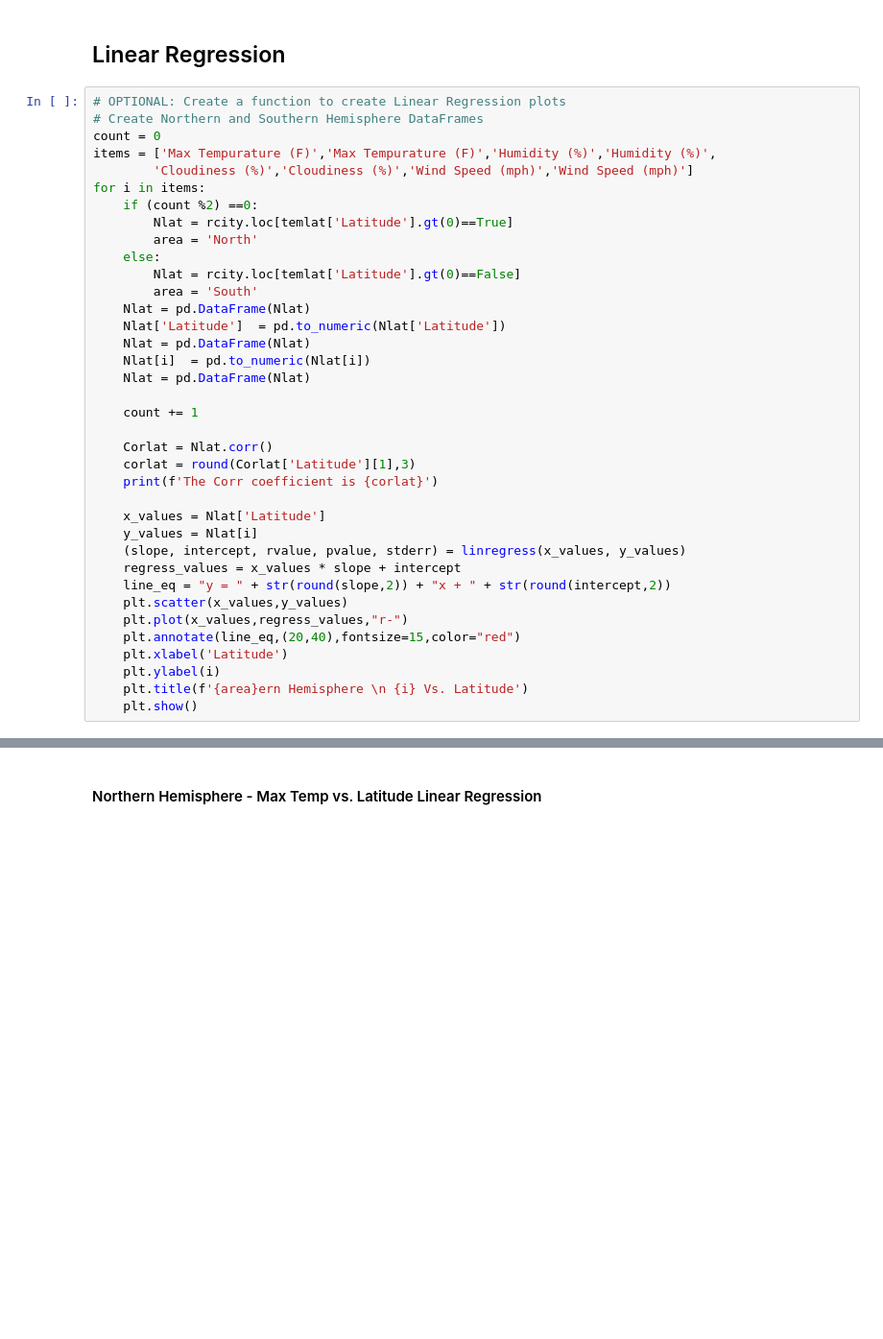
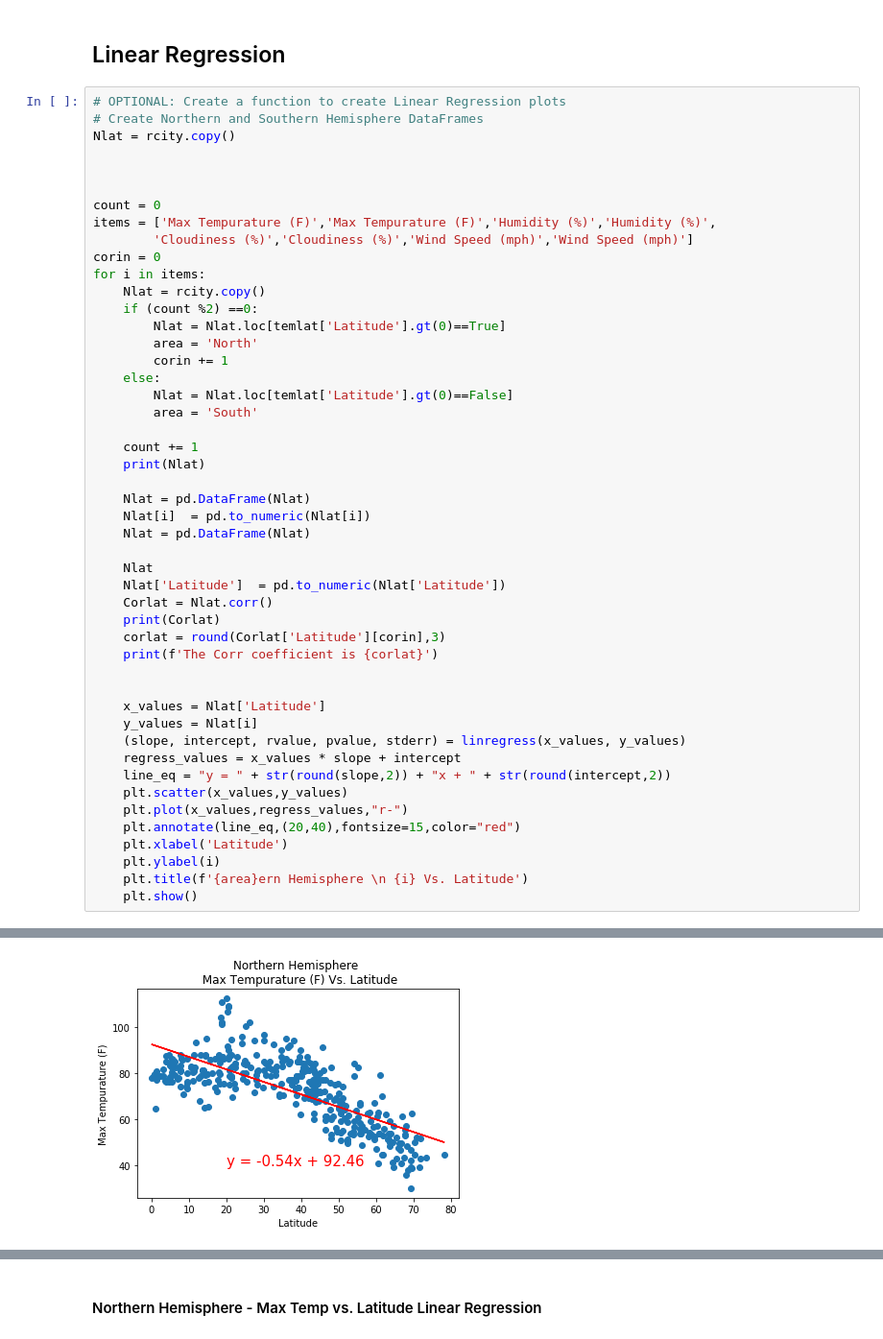
Before and after one commit to NGASHBAUGH/06-Python-API, a Jupyter notebook: Homework/starter_code/WeatherPy.ipynb, the cells around one changed output, grey strips where cells are left out. Shown at 96% size. Saved outputs shown, nothing was run; the diff lists cells and outputs as text; blank space fills up the shorter version.

```diff
--- a/Homework/starter_code/WeatherPy.ipynb
+++ b/Homework/starter_code/WeatherPy.ipynb
@@ -310,27 +301,38 @@ plt.show()
 # %%
 # OPTIONAL: Create a function to create Linear Regression plots
 # Create Northern and Southern Hemisphere DataFrames
+Nlat = rcity.copy()
+
+
+
 count = 0
 items = ['Max Tempurature (F)','Max Tempurature (F)','Humidity (%)','Humidity (%)',
         'Cloudiness (%)','Cloudiness (%)','Wind Speed (mph)','Wind Speed (mph)']
+corin = 0
 for i in items:
+    Nlat = rcity.copy()
     if (count %2) ==0:
-        Nlat = rcity.loc[temlat['Latitude'].gt(0)==True]
+        Nlat = Nlat.loc[temlat['Latitude'].gt(0)==True]
         area = 'North'
+        corin += 1
     else:
-        Nlat = rcity.loc[temlat['Latitude'].gt(0)==False]
+        Nlat = Nlat.loc[temlat['Latitude'].gt(0)==False]
         area = 'South'
-    Nlat = pd.DataFrame(Nlat)
-    Nlat['Latitude']  = pd.to_numeric(Nlat['Latitude'])
+
+    count += 1
+    print(Nlat)
+
     Nlat = pd.DataFrame(Nlat)
     Nlat[i]  = pd.to_numeric(Nlat[i])
     Nlat = pd.DataFrame(Nlat)
 
-    count += 1
+    Nlat
+    Nlat['Latitude']  = pd.to_numeric(Nlat['Latitude'])
+    Corlat = Nlat.corr()
+    print(Corlat)
+    corlat = round(Corlat['Latitude'][corin],3)
+    print(f'The Corr coefficient is {corlat}')
 
-    Corlat = Nlat.corr()
-    corlat = round(Corlat['Latitude'][1],3)
-    print(f'The Corr coefficient is {corlat}')
 
     x_values = Nlat['Latitude']
     y_values = Nlat[i]
@@ -344,3 +346,4 @@ for i in items:
     plt.ylabel(i)
     plt.title(f'{area}ern Hemisphere \n {i} Vs. Latitude')
     plt.show()
+# %% [output]
@@ -346,0 +367 @@ for i in items:
+[figure, added]
```
Also changed, not shown: parts of 22 cells of this notebook, 2 other files.
